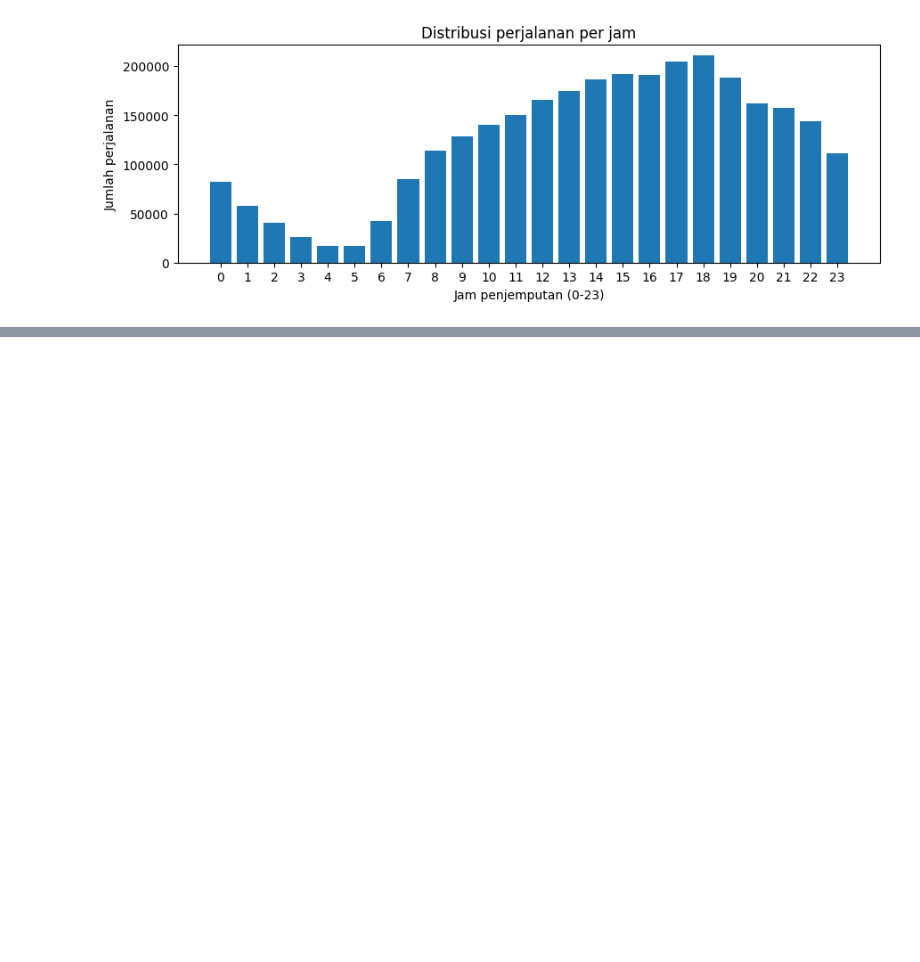
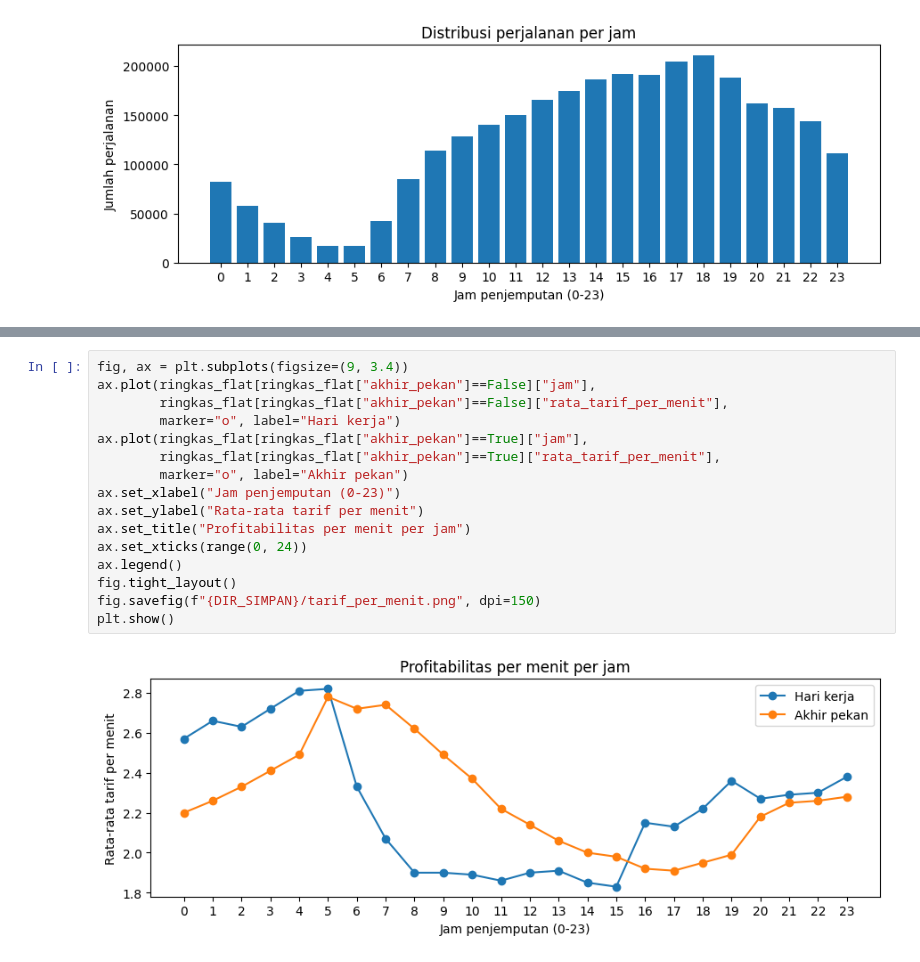
Before and after one commit to habibiputrar/BigData26_A_2411531001_Habibi-Putra-Rizqullah-, a Jupyter notebook: BD_A_P01_2411531001_Habibi_Putra_Rizqullah.ipynb, the cells around one changed output, grey strips where cells are left out. Saved outputs shown, nothing was run; the diff lists cells and outputs as text; blank space fills up the shorter version.

```diff
--- a/BD_A_P01_2411531001_Habibi_Putra_Rizqullah.ipynb
+++ b/BD_A_P01_2411531001_Habibi_Putra_Rizqullah.ipynb
@@ -431,0 +610,18 @@ plt.show()
+# %%
+fig, ax = plt.subplots(figsize=(9, 3.4))
+ax.plot(ringkas_flat[ringkas_flat["akhir_pekan"]==False]["jam"],
+        ringkas_flat[ringkas_flat["akhir_pekan"]==False]["rata_tarif_per_menit"],
+        marker="o", label="Hari kerja")
+ax.plot(ringkas_flat[ringkas_flat["akhir_pekan"]==True]["jam"],
+        ringkas_flat[ringkas_flat["akhir_pekan"]==True]["rata_tarif_per_menit"],
+        marker="o", label="Akhir pekan")
+ax.set_xlabel("Jam penjemputan (0-23)")
+ax.set_ylabel("Rata-rata tarif per menit")
+ax.set_title("Profitabilitas per menit per jam")
+ax.set_xticks(range(0, 24))
+ax.legend()
+fig.tight_layout()
+fig.savefig(f"{DIR_SIMPAN}/tarif_per_menit.png", dpi=150)
+plt.show()
+# %% [output]
+[figure, added]
```
Also changed, not shown: parts of 55 cells of this notebook.
